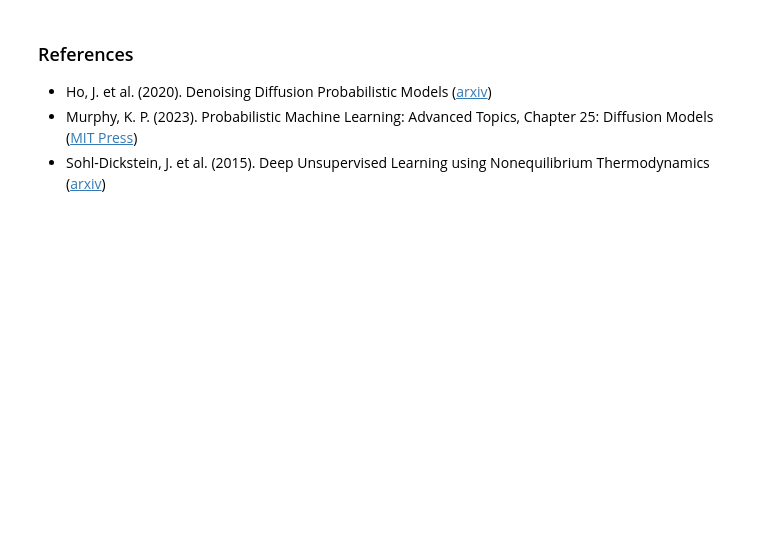
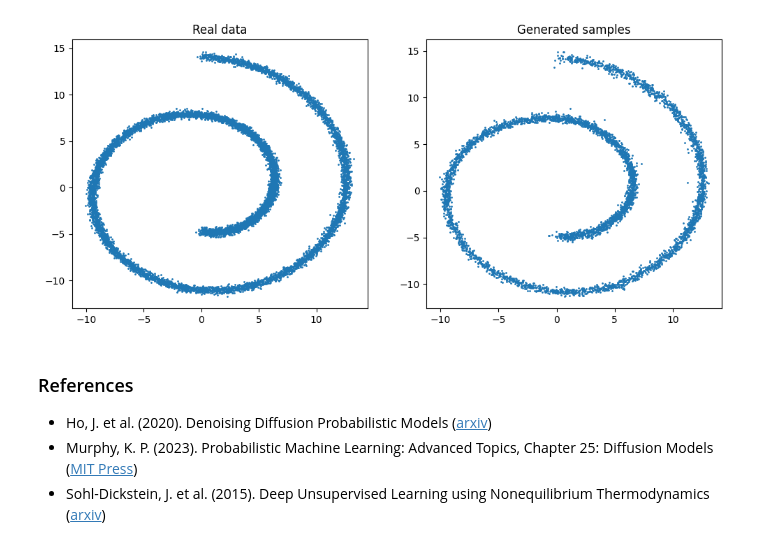
Before and after one commit to j9smith/generative-modelling, a Jupyter notebook: 4. Diffusion Models/4.1 Denoising Diffusion Probabilistic Models.ipynb, the cells around one changed output. Saved outputs shown, nothing was run; the diff lists cells and outputs as text; code cells hidden in the pictures; blank space fills up the shorter version.

```diff
--- a/4. Diffusion Models/4.1 Denoising Diffusion Probabilistic Models.ipynb
+++ b/4. Diffusion Models/4.1 Denoising Diffusion Probabilistic Models.ipynb
@@ -327,3 +515,23 @@ $$\mathcal{L}(\theta)=\mathbb{E}\left[||\epsilon-\hat{\epsilon}_\theta(x_t,t)||^
+# %%
+model.eval()
+
+with torch.no_grad():
+    samples = model.sample(n_samples=5000)
+samples = samples.detach().cpu().numpy()
+
+plt.figure(figsize=(12, 5))
+
+plt.subplot(1, 2, 1)
+plt.scatter(X[:, 0], X[:, 1], s=1)
+plt.title("Real data")
+
+plt.subplot(1, 2, 2)
+plt.scatter(samples[:, 0], samples[:, 1], s=1)
+plt.title("Generated samples")
+
+plt.show()
+# %% [output]
+[figure, added]
 # %% [markdown]
 ### References
 - Ho, J. et al. (2020). Denoising Diffusion Probabilistic Models ([arxiv](https://arxiv.org/abs/2006.11239))
```
Also changed, not shown: parts of 12 cells of this notebook.
